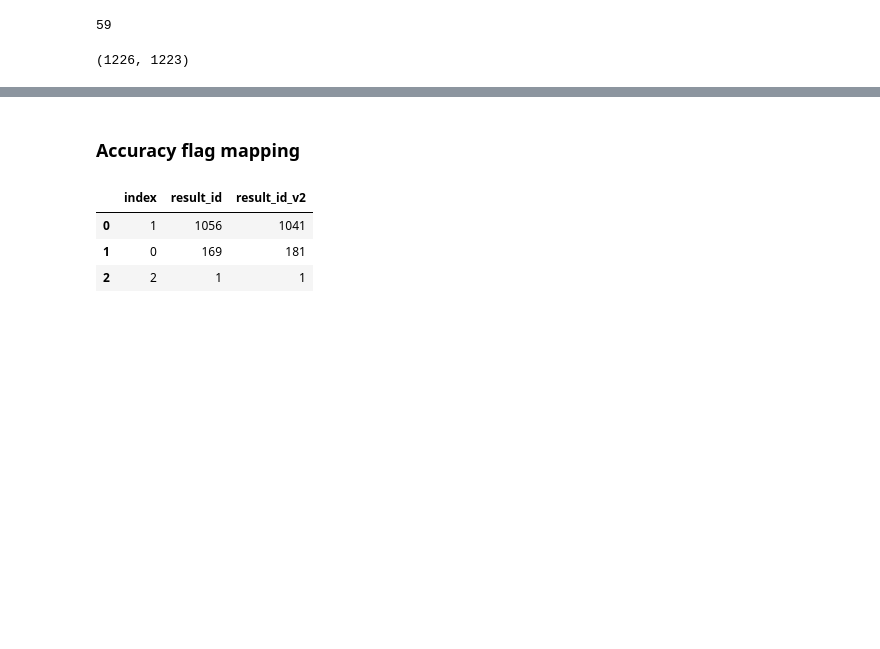
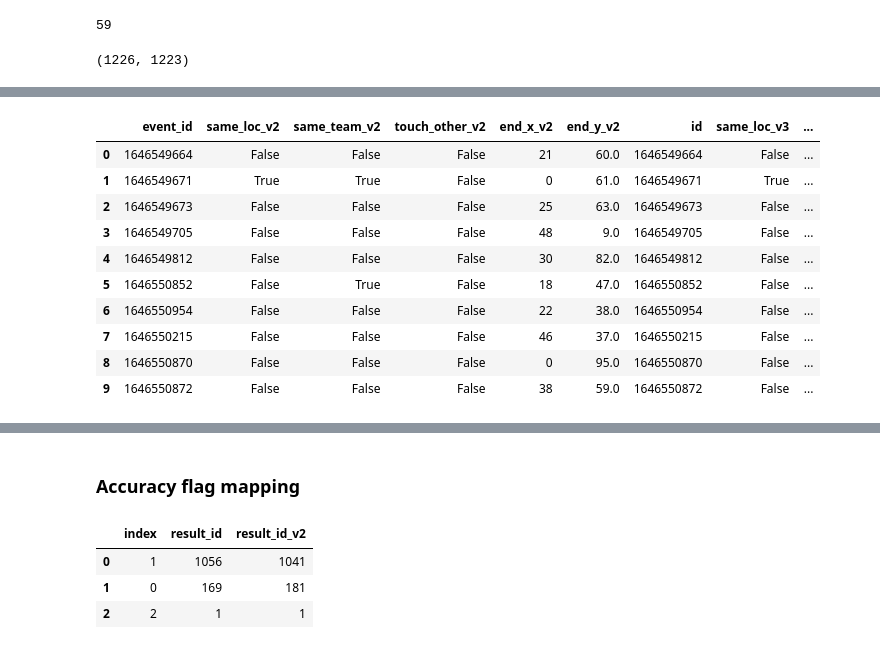
Before and after one commit to liammoore44/wyscout-spadl-conversion, a Jupyter notebook: test_notebooks/Wyscout-conversion.ipynb, the cells around one changed output, grey strips where cells are left out. Cells and saved outputs as stored; diff of their text form; code cells hidden in the pictures; blank space fills up the shorter version.

```diff
--- a/test_notebooks/Wyscout-conversion.ipynb
+++ b/test_notebooks/Wyscout-conversion.ipynb
@@ -627,0 +653,23 @@ compare
+# %%
+df_events_v2 = create_shot_coordinates(converted_positions)
+df_events_v2 = convert_duels(df_events_v2)
+df_events_v2 = insert_interception_passes(df_events_v2)
+df_events_v2 = add_offside_variable(df_events_v2)
+df_events_v2 = convert_touches(df_events_v2)
+pd.merge(df_events_v2.loc[df_events_v2.event_id.isin(extra_passes.original_event_id.values)][['event_id', 'same_loc', 'same_team', 'touch_other', 'end_x', 'end_y']],
+         df_events.loc[df_events.id.isin(extra_passes.original_event_id.values)][['id', 'same_loc', 'same_team', 'touch_other', 'end_x', 'end_y']],
+         left_on='event_id',
+         right_on='id',
+         suffixes=['_v2', '_v3'])
+# %% [output]
+|  | event_id | same_loc_v2 | same_team_v2 | touch_other_v2 | end_x_v2 | end_y_v2 | id | same_loc_v3 | ... |
+| 0 | 1646549664 | False | False | False | 21 | 60.0 | 1646549664 | False | ... |
+| 1 | 1646549671 | True | True | False | 0 | 61.0 | 1646549671 | True | ... |
+| 2 | 1646549673 | False | False | False | 25 | 63.0 | 1646549673 | False | ... |
+| 3 | 1646549705 | False | False | False | 48 | 9.0 | 1646549705 | False | ... |
+| 4 | 1646549812 | False | False | False | 30 | 82.0 | 1646549812 | False | ... |
+| 5 | 1646550852 | False | True | False | 18 | 47.0 | 1646550852 | False | ... |
+| 6 | 1646550954 | False | False | False | 22 | 38.0 | 1646550954 | False | ... |
+| 7 | 1646550215 | False | False | False | 46 | 37.0 | 1646550215 | False | ... |
+| 8 | 1646550870 | False | False | False | 0 | 95.0 | 1646550870 | False | ... |
+| 9 | 1646550872 | False | False | False | 38 | 59.0 | 1646550872 | False | ... |
```
Also changed, not shown: parts of 17 cells of this notebook, 2 other files.
